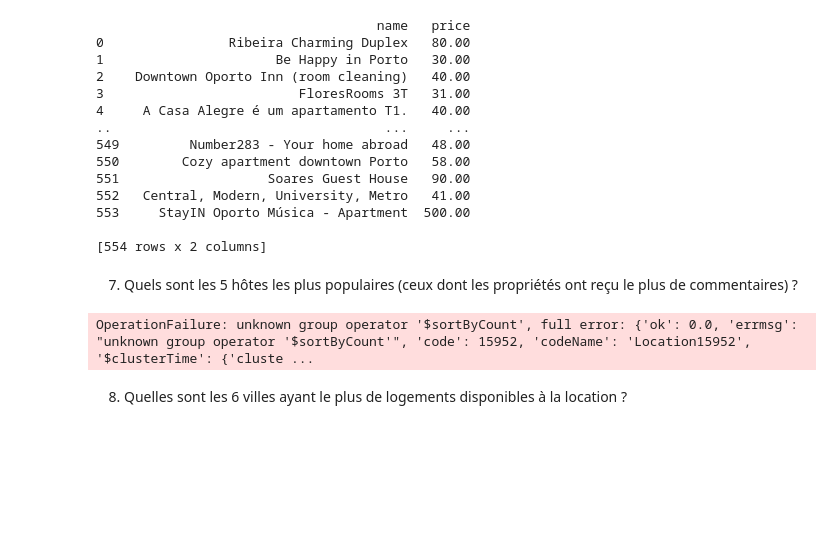
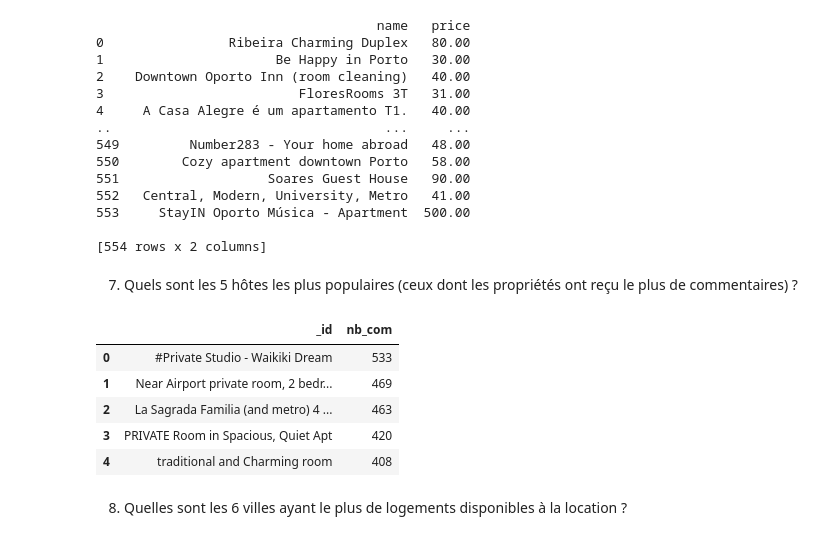
Before and after one commit to minaayd/tp-nosql-airbnb, a Jupyter notebook: questions.ipynb, the cells around one changed output. Saved outputs shown, nothing was run; the diff lists cells and outputs as text; code cells hidden in the pictures; blank space fills up the shorter version.

```diff
--- a/questions.ipynb
+++ b/questions.ipynb
@@ -191,10 +206,23 @@ print(pd.DataFrame(list(porto)))
 # %% [markdown]
 7. Quels sont les 5 hôtes les plus populaires (ceux dont les propriétés ont reçu le plus de commentaires) ?
 # %%
-popu = db.airbnb.aggregate([{"$group": {"_id": "name", "nb_com": {"$sortByCount": "reviews"}}},{"$sort": {"nb_com": -1}}, {"$limit": 5}])
+popu = db.airbnb.aggregate([
+   {"$unwind": "$reviews"},
+    {"$group": {"_id":"$name", "nb_com": {"$sum": 1}}},
+    {"$sort": {"nb_com": -1}},
+    {"$limit": 5}
+])
+
 pd.DataFrame(list(popu))
+
+#L'hôte le plus populaire est le Private Studio - Waikiki Dream avec 533 commentaires
 # %% [output]
-OperationFailure: unknown group operator '$sortByCount', full error: {'ok': 0.0, 'errmsg': "unknown group operator '$sortByCount'", 'code': 15952, 'codeName': 'Location15952', '$clusterTime': {'cluste ...
+|  | _id | nb_com |
+| 0 | #Private Studio - Waikiki Dream | 533 |
+| 1 | Near Airport private room, 2 bedr... | 469 |
+| 2 | La Sagrada Familia (and metro) 4 ... | 463 |
+| 3 | PRIVATE Room in Spacious, Quiet Apt | 420 |
+| 4 | traditional and Charming room | 408 |
 # %% [markdown]
 8. Quelles sont les 6 villes ayant le plus de logements disponibles à la location ?
 # %%
```
Also changed, not shown: parts of 6 cells of this notebook.
